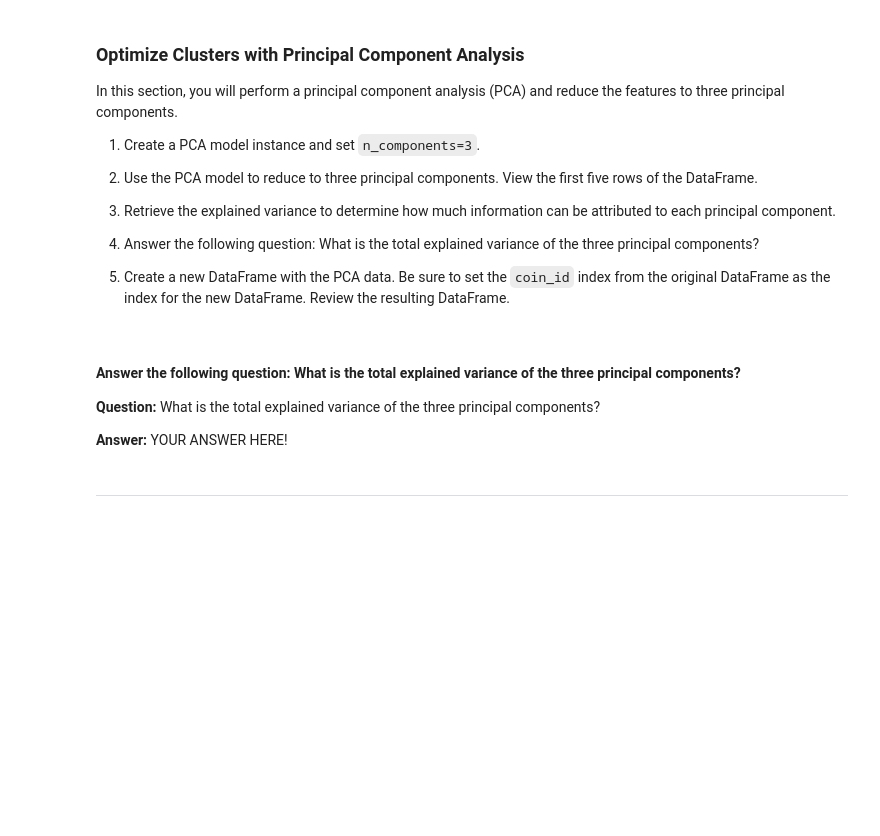
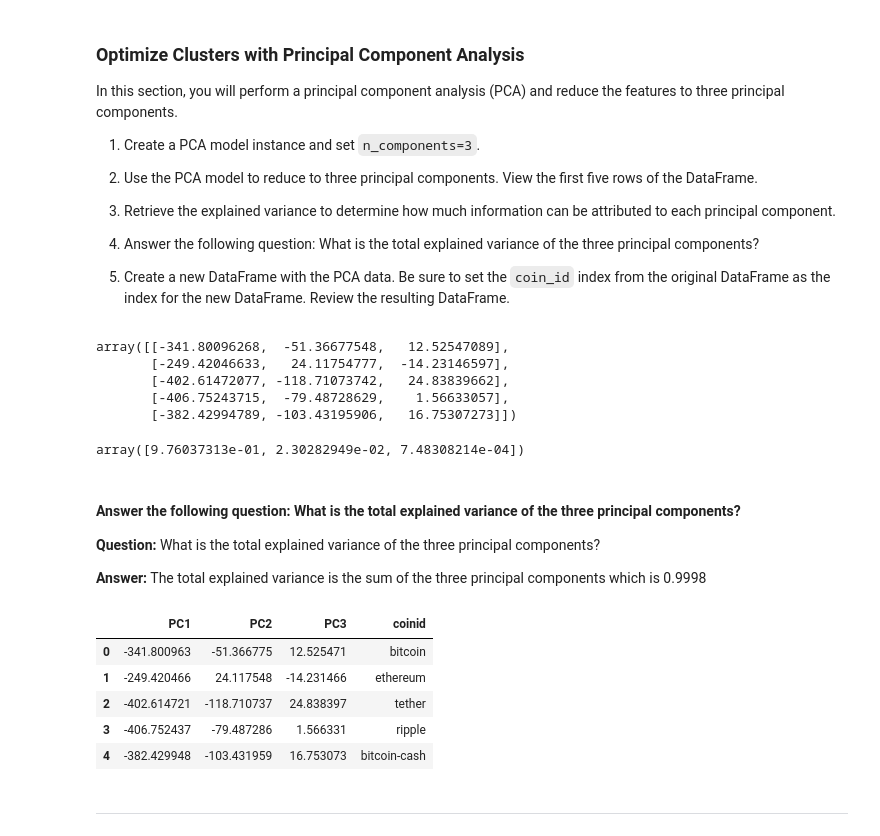
Before and after one commit to dcmar18/crypto_investments, a Jupyter notebook: crypto_investments.ipynb, the cells around one changed output. Saved outputs shown, nothing was run; the diff lists cells and outputs as text; code cells hidden in the pictures; blank space fills up the shorter version.

Commit message:
created pca model and new dataframe with the data

```diff
--- a/crypto_investments.ipynb
+++ b/crypto_investments.ipynb
@@ -254,35 +254,50 @@ pca = PCA(n_components=3)
 # %%
 # Use the PCA model with `fit_transform` to reduce to
 # three principal components.
-# YOUR CODE HERE!
+market_pca_data = pca.fit_transform(df_market_data)
 
 # View the first five rows of the DataFrame.
-# YOUR CODE HERE!
+market_pca_data[:5]
+# %% [output]
+array([[-341.80096268,  -51.36677548,   12.52547089],
+       [-249.42046633,   24.11754777,  -14.23146597],
+       [-402.61472077, -118.71073742,   24.83839662],
+       [-406.75243715,  -79.48728629,    1.56633057],
+       [-382.42994789, -103.43195906,   16.75307273]])
 # %%
 # Retrieve the explained variance to determine how much information
 # can be attributed to each principal component.
-# YOUR CODE HERE!
+pca.explained_variance_ratio_
+# %% [output]
+array([9.76037313e-01, 2.30282949e-02, 7.48308214e-04])
 # %% [markdown]
 #### Answer the following question: What is the total explained variance of the three principal components?
 
 **Question:** What is the total explained variance of the three principal components?
 
-**Answer:** YOUR ANSWER HERE!
+**Answer:** The total explained variance is the sum of the three principal components which is 0.9998
 # %%
 # Create a new DataFrame with the PCA data.
 # Note: The code for this step is provided for you
 
 # Creating a DataFrame with the PCA data
-# YOUR CODE HERE!
+df_market_pca = pd.DataFrame(market_pca_data,columns=['PC1','PC2','PC3'])
 
 # Copy the crypto names from the original data
-# YOUR CODE HERE!
+df_market_pca['coinid'] = df_market_data.index
 
 # Set the coinid column as index
-# YOUR CODE HERE!
+df_market_pcs = df_market_pca.set_index("coinid")
 
 # Display sample data
-# YOUR CODE HERE!
+df_market_pca.head()
+# %% [output]
+|  | PC1 | PC2 | PC3 | coinid |
+| 0 | -341.800963 | -51.366775 | 12.525471 | bitcoin |
+| 1 | -249.420466 | 24.117548 | -14.231466 | ethereum |
+| 2 | -402.614721 | -118.710737 | 24.838397 | tether |
+| 3 | -406.752437 | -79.487286 | 1.566331 | ripple |
+| 4 | -382.429948 | -103.431959 | 16.753073 | bitcoin-cash |
 # %% [markdown]
 ---
 # %% [markdown]
```
